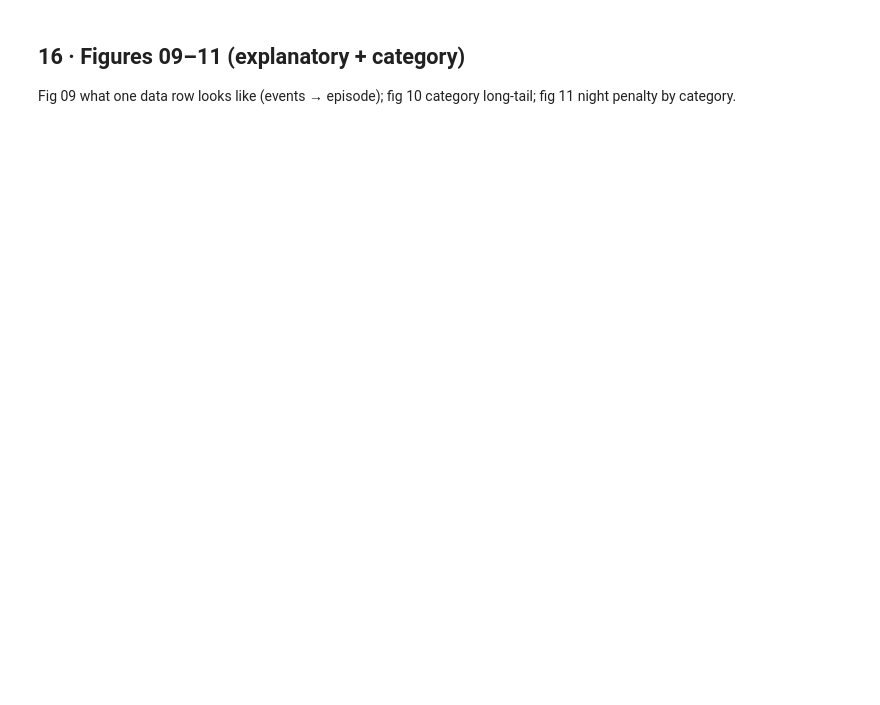
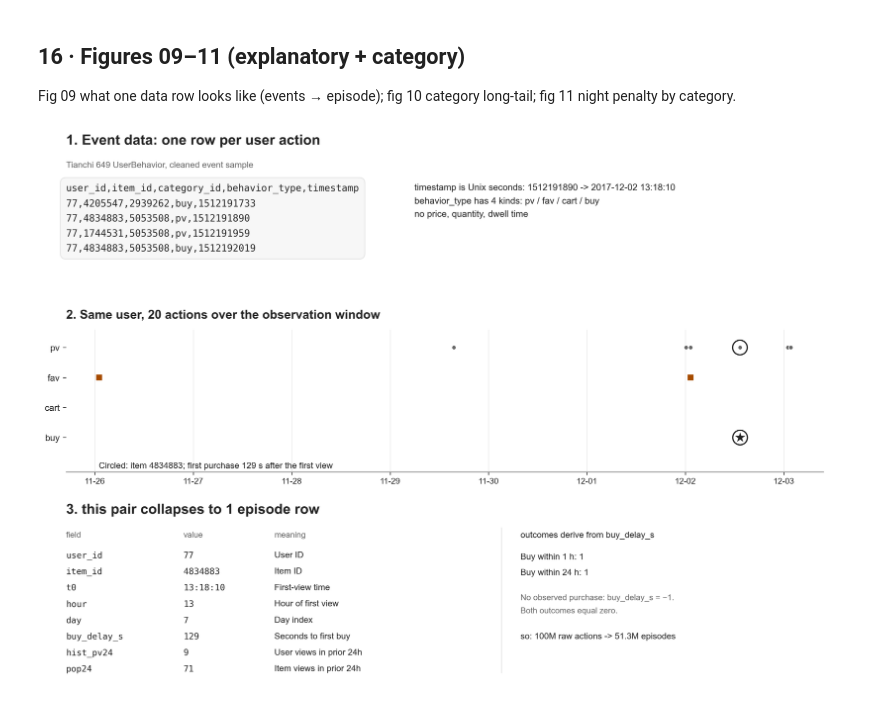
Before and after one commit to SJeffZhang/taobao-night-browsing, a Jupyter notebook: notebooks/full_pipeline.ipynb, the cells around one changed output. Cells and saved outputs as stored; diff of their text form; code cells hidden in the pictures; blank space fills up the shorter version.

```diff
--- a/notebooks/full_pipeline.ipynb
+++ b/notebooks/full_pipeline.ipynb
@@ -1676,21 +1678,16 @@ import matplotlib.dates as mdates
 from datetime import datetime, timezone, timedelta
 
 SH = timezone(timedelta(hours=8))
-CJK = FontProperties(fname="/Library/Fonts/Arial Unicode.ttf")
-_MAROON, _MID, _ROSE = "#7C3A47", "#A85D68", "#C98A95"
-_PALE, _LINE, _CHAR, _GRAY = "#E7DADD", "#B9ABAE", "#4A4545", "#9A8F8F"
-_GREY_PT = "#B3A6AA"
-
 USER, ITEM = 77, 4834883
 
-ev = pd.read_parquet(PROC / "events_clean.parquet", columns=["row_no", "user_id", "item_id", "category_id", "behavior", "ts"])
-ev = ev[ev.user_id == USER].sort_values("ts").reset_index(drop=True)
+ev = pd.read_parquet(PROC / "events_clean.parquet", columns=["user_id", "item_id", "category_id", "behavior", "ts"],
+                     filters=[("user_id", "==", USER)]).sort_values("ts").reset_index(drop=True)
 ev["dt"] = [datetime.fromtimestamp(t, SH) for t in ev.ts]
 B = {1: "pv", 2: "fav", 3: "cart", 4: "buy"}
-STYLE = {"pv": (_GREY_PT, 22, "o"), "fav": (_ROSE, 55, "s"),
-         "cart": (_MID, 60, "^"), "buy": (_MAROON, 190, "*")}
+STYLE = {"pv": (GRAY, 22, "o"), "fav": (ORANGE, 55, "s"),
+         "cart": (TEAL, 60, "^"), "buy": (CHAR, 190, "*")}
 
-ep = ds.dataset(DATA / "episodes_hour.parquet").to_table(filter=(ds.field("user_id") == USER) & (ds.field("item_id") == ITEM)).to_pandas().iloc[0]
+ep = arrow_dataset.dataset(DATA / "episodes_hour.parquet").to_table(filter=(arrow_dataset.field("user_id") == USER) & (arrow_dataset.field("item_id") == ITEM)).to_pandas().iloc[0]
 
 fig = plt.figure(figsize=(12.6, 8.9))
 
@@ -1700,66 +1697,69 @@ fig.patch.set_facecolor("white")
 
 ax1 = fig.add_axes([0.05, 0.705, 0.92, 0.265]); ax1.axis("off")
 t1 = _mk(ax1)
-t1(0, 1.02, "1. raw data: one row = one user action", fontsize=15.5, color=_MAROON, fontweight="bold", va="top")
-t1(0, 0.845, "Tianchi 649 UserBehavior.csv (100,095,182 rows x 5 cols)", fontsize=9.5, color=_GRAY, va="top")
+t1(0, 1.02, "1. Event data: one row per user action", fontsize=15.5, color=CHAR, fontweight="bold", va="top")
+t1(0, 0.845, "Tianchi 649 UserBehavior, cleaned event sample", fontsize=9.5, color=GRAY, va="top")
 lines = ["user_id,item_id,category_id,behavior_type,timestamp"]
 win = ev[(ev.ts >= 1512191700) & (ev.ts <= 1512192100)]
 for r in win.itertuples():
     lines.append(f"{r.user_id},{r.item_id},{r.category_id},{B[r.behavior]},{r.ts}")
-t1(0.0, 0.70, "\n".join(lines), family="monospace", fontsize=10.5, va="top", color=_CHAR, linespacing=1.75,
-     bbox=dict(boxstyle="round,pad=0.6", facecolor="#FBF7F8", edgecolor=_PALE))
+t1(0.0, 0.70, "\n".join(lines), family="monospace", fontsize=10.5, va="top", color=CHAR, linespacing=1.75,
+     bbox=dict(boxstyle="round,pad=0.6", facecolor="#F7F7F7", edgecolor=PALE))
 t1(0.46, 0.70,
      "timestamp is Unix seconds: 1512191890 -> 2017-12-02 13:18:10\n"
      "behavior_type has 4 kinds: pv / fav / cart / buy\n"
      "no price, quantity, dwell time",
-     fontsize=10, color=_CHAR, va="top", linespacing=1.75)
+     fontsize=10, color=CHAR, va="top", linespacing=1.75)
 
 ax2 = fig.add_axes([0.05, 0.395, 0.92, 0.245])
 lanes = {"buy": 0, "cart": 1, "fav": 2, "pv": 3}
 for r in ev.itertuples():
     c, s, m = STYLE[B[r.behavior]]
     ax2.scatter(r.dt, lanes[B[r.behavior]], s=s, marker=m, color=c, zorder=3, edgecolors="white", linewidths=0.7)
 foc = ev[ev.item_id == ITEM]
-ax2.scatter([d.to_pydatetime() for d in foc.dt], [lanes["buy"]] + [lanes["pv"]] * (len(foc) - 1),
-            s=260, facecolors="none", edgecolors=_MAROON, linewidths=1.4, zorder=4)
+ax2.scatter(foc.dt, foc.behavior.map(B).map(lanes),
+            s=260, facecolors="none", edgecolors=CHAR, linewidths=1.4, zorder=4)
 ax2.set_yticks(list(lanes.values()))
 ax2.set_yticklabels(["buy", "cart", "fav", "pv"], fontsize=10)
 ax2.set_ylim(-1.15, 3.6)
 ax2.set_xlim(ev.dt.min() - pd.Timedelta(hours=8), ev.dt.max() + pd.Timedelta(hours=8))
-ax2.xaxis.set_major_formatter(mdates.DateFormatter("%m-%d"))
-ax2.xaxis.set_major_locator(mdates.DayLocator())
-ax2.tick_params(axis="x", labelsize=9, colors=_CHAR, length=3)
-ax2.grid(axis="x", color="#F0E9EA", lw=0.6)
+ax2.xaxis.set_major_formatter(mdates.DateFormatter("%m-%d", tz=SH))
+ax2.xaxis.set_major_locator(mdates.DayLocator(tz=SH))
+ax2.tick_params(axis="x", labelsize=9, colors=CHAR, length=3)
+ax2.grid(axis="x", color=PALE, lw=0.6)
 for sp in ("top", "right", "left"):
     ax2.spines[sp].set_visible(False)
-ax2.spines["bottom"].set_color(_LINE)
+ax2.spines["bottom"].set_color(GRAY)
 ax2.text(ev.dt.min(), -0.95,
-         "circled = same item 4834883: first view 13:18 -> buy 13:20 (2m10s apart)",
-         fontsize=9.5, color=_MAROON, ha="left", va="center")
-ax2.set_title("2. same user, 20 actions over 9 days (swim lanes)", fontsize=13.5, color=_MAROON, fontweight="bold", loc="left", pad=12)
+         f"Circled: item {ITEM}; first purchase {int(ep.buy_delay_s)} s after the first view",
+         fontsize=9.5, color=CHAR, ha="left", va="center")
+ax2.set_title(f"2. Same user, {len(ev)} actions over the observation window", fontsize=13.5, color=CHAR, fontweight="bold", loc="left", pad=12)
 
 ax3 = fig.add_axes([0.05, 0.035, 0.92, 0.30]); ax3.axis("off")
 t3 = _mk(ax3)
-t3(0, 1.02, "3. this pair collapses to 1 episode row", fontsize=15.5, color=_MAROON, fontweight="bold", va="top")
-fields = [("user_id", "77", "who"), ("item_id", "4834883", "which item"),
-          ("t0", "13:18:10", "first-view instant"), ("hour", "13", "hour of t0"), ("day", "7", "day of t0"),
-          ("buy_delay_s", "129", "seconds until buy"), ("hist_pv24", "9", "his pvs in prior 24h"),
-          ("pop24", "71", "item pvs in prior 24h")]
-t3(0.00, 0.86, "field", fontsize=9, color=_GRAY, va="top")
-t3(0.155, 0.86, "value", fontsize=9, color=_GRAY, va="top")
-t3(0.275, 0.86, "meaning", fontsize=9, color=_GRAY, va="top")
+t3(0, 1.02, "3. this pair collapses to 1 episode row", fontsize=15.5, color=CHAR, fontweight="bold", va="top")
+fields = [("user_id", USER, "User ID"), ("item_id", ITEM, "Item ID"),
+          ("t0", datetime.fromtimestamp(int(ep.t0), SH).strftime("%H:%M:%S"), "First-view time"),
+          ("hour", ep.hour, "Hour of first view"), ("day", ep.day, "Day index"),
+          ("buy_delay_s", ep.buy_delay_s, "Seconds to first buy"), ("hist_pv24", ep.hist_pv24, "User views in prior 24h"),
+          ("pop24", ep.pop24, "Item views in prior 24h")]
+t3(0.00, 0.86, "field", fontsize=9, color=GRAY, va="top")
+t3(0.155, 0.86, "value", fontsize=9, color=GRAY, va="top")
+t3(0.275, 0.86, "meaning", fontsize=9, color=GRAY, va="top")
 for i, (f, v, m) in enumerate(fields):
     y = 0.745 - i * 0.093
-    t3(0.00, y, f, family="monospace", fontsize=9.5, color=_CHAR, va="top")
-    t3(0.155, y, v, family="monospace", fontsize=9.5, color=_MAROON, va="top")
-    t3(0.275, y, m, fontsize=9.5, color=_CHAR, va="top")
-ax3.plot([0.575, 0.575], [0.05, 0.88], color=_PALE, lw=1, transform=ax3.transAxes)
-t3(0.60, 0.86, "outcomes derive from buy_delay_s", fontsize=9.5, color=_CHAR, va="top")
-t3(0.60, 0.735, "buy within 1h = (0 <= 129 < 3600) -> 1", fontsize=9.5, color=_MAROON, va="top")
-t3(0.60, 0.645, "buy within 24h = (0 <= 129 < 86400) -> 1", fontsize=9.5, color=_MAROON, va="top")
-t3(0.60, 0.50, "if no buy in 9 days: buy_delay_s = -1,", fontsize=9, color=_GRAY, va="top")
-t3(0.60, 0.425, "both outcomes = 0.", fontsize=9, color=_GRAY, va="top")
-t3(0.60, 0.28, "so: 100M raw actions -> 51.3M episodes", fontsize=9.5, color=_CHAR, va="top")
+    t3(0.00, y, f, family="monospace", fontsize=9.5, color=CHAR, va="top")
+    t3(0.155, y, v, family="monospace", fontsize=9.5, color=CHAR, va="top")
+    t3(0.275, y, m, fontsize=9.5, color=CHAR, va="top")
+ax3.plot([0.575, 0.575], [0.05, 0.88], color=PALE, lw=1, transform=ax3.transAxes)
+t3(0.60, 0.86, "outcomes derive from buy_delay_s", fontsize=9.5, color=CHAR, va="top")
+t3(0.60, 0.735, f"Buy within 1 h: {int(0 <= ep.buy_delay_s < 3600)}", fontsize=9.5, color=CHAR, va="top")
+t3(0.60, 0.645, f"Buy within 24 h: {int(0 <= ep.buy_delay_s < 86400)}", fontsize=9.5, color=CHAR, va="top")
+t3(0.60, 0.50, "No observed purchase: buy_delay_s = −1.", fontsize=9, color=GRAY, va="top")
+t3(0.60, 0.425, "Both outcomes equal zero.", fontsize=9, color=GRAY, va="top")
+t3(0.60, 0.28, "so: 100M raw actions -> 51.3M episodes", fontsize=9.5, color=CHAR, va="top")
 
-fig.savefig(FIG / "09_data_rows.png", dpi=150, bbox_inches="tight", facecolor="white")
+save(fig, "09_data_rows")
 print("saved", FIG / "09_data_rows.png")
+# %% [output]
+[figure, added]
```
Also changed, not shown: parts of 44 cells of this notebook, 34 other files.
